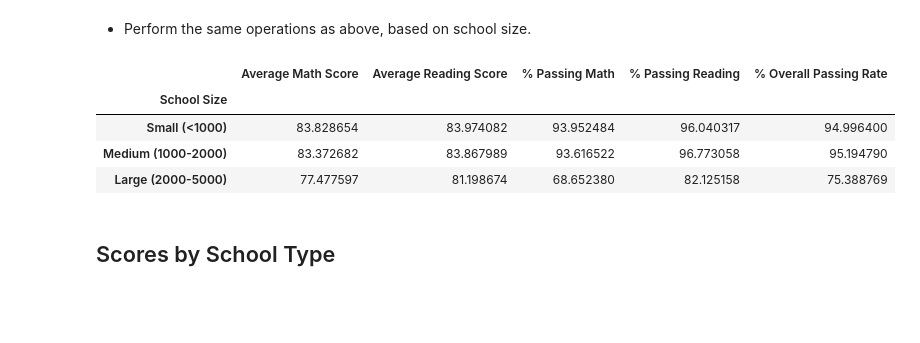
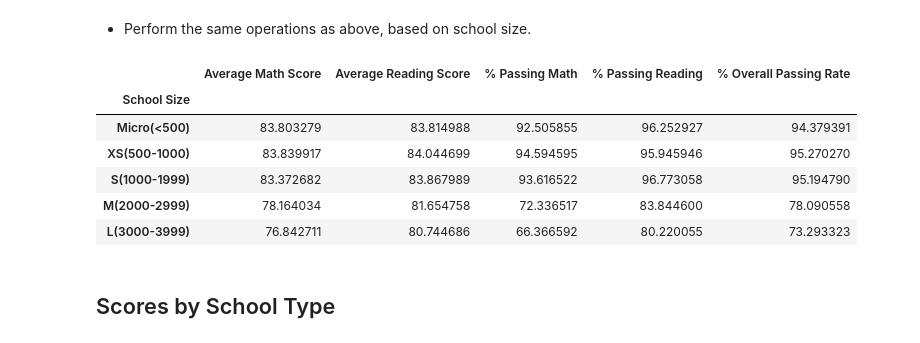
Before and after one commit to hvannia/AcademyOfPy, a Jupyter notebook: PyCitySchools.ipynb, the cells around one changed output. Drawn from its saved outputs; the diff is of its cells as text; code cells hidden in the pictures; blank space fills up the shorter version.

```diff
--- a/PyCitySchools.ipynb
+++ b/PyCitySchools.ipynb
@@ -294,31 +294,31 @@ spendingdf.head()
 # %%
 
 # Combine the data into a single dataset
 sc_sz_df= pd.merge(pd.read_csv("Resources/schools_complete.csv"), pd.read_csv("Resources/students_complete.csv"), how="left", on=["school_name", "school_name"])
 #additional data for later
 sc_sz_df["passM"]=sc_sz_df["math_score"].apply(lambda x: 0 if x < 70 else 1)
 sc_sz_df["passR"]=sc_sz_df["reading_score"].apply(lambda x: 0 if x < 70 else 1)
 #binning
-size_bins = [0, 1000, 2000, 5000]
-group_names = ["Small (<1000)", "Medium (1000-2000)", "Large (2000-5000)"]
-#size_bins = [0, 500, 1000, 2000, 3000,4000, 5000]
-#group_names = ["Micro(<500)", "XS(500-1000)", "S(1000-1999)", "M(2000-2999)",  "L(3000-3999)", "XL(4000-4999)"]
+size_bins = [0, 500, 1000, 2000, 3000,4000, 5000]
+group_names = ["Micro(<500)", "XS(500-1000)", "S(1000-1999)", "M(2000-2999)",  "L(3000-3999)", "XL(4000-4999)"]
 sc_sz_df["School Size"]=pd.cut(sc_sz_df["size"], size_bins, labels=group_names)
 #grouping
 
 g_sc_sz_df= sc_sz_df.groupby("School Size")
 schoolszdf=pd.DataFrame({
                          "Average Math Score":g_sc_sz_df["math_score"].mean(),
                          "Average Reading Score":g_sc_sz_df["reading_score"].mean(),
                          "% Passing Math":(g_sc_sz_df["passM"].sum() / g_sc_sz_df["School Size"].size())*100,
                          "% Passing Reading":(g_sc_sz_df["passR"].sum() / g_sc_sz_df["School Size"].size())*100,
                         })
 schoolszdf["% Overall Passing Rate"]=(schoolszdf["% Passing Math"]+schoolszdf["% Passing Reading"])/2
-#format
+#print
 schoolszdf.head()
 # %% [output]
 |  | Average Math Score | Average Reading Score | % Passing Math | % Passing Reading | % Overall Passing Rate |
 | School Size |  |  |  |  |  |
-| Small (<1000) | 83.828654 | 83.974082 | 93.952484 | 96.040317 | 94.996400 |
-| Medium (1000-2000) | 83.372682 | 83.867989 | 93.616522 | 96.773058 | 95.194790 |
-| Large (2000-5000) | 77.477597 | 81.198674 | 68.652380 | 82.125158 | 75.388769 |
+| Micro(<500) | 83.803279 | 83.814988 | 92.505855 | 96.252927 | 94.379391 |
+| XS(500-1000) | 83.839917 | 84.044699 | 94.594595 | 95.945946 | 95.270270 |
+| S(1000-1999) | 83.372682 | 83.867989 | 93.616522 | 96.773058 | 95.194790 |
+| M(2000-2999) | 78.164034 | 81.654758 | 72.336517 | 83.844600 | 78.090558 |
+| L(3000-3999) | 76.842711 | 80.744686 | 66.366592 | 80.220055 | 73.293323 |
```
Also changed, not shown: parts of 3 cells of this notebook.
